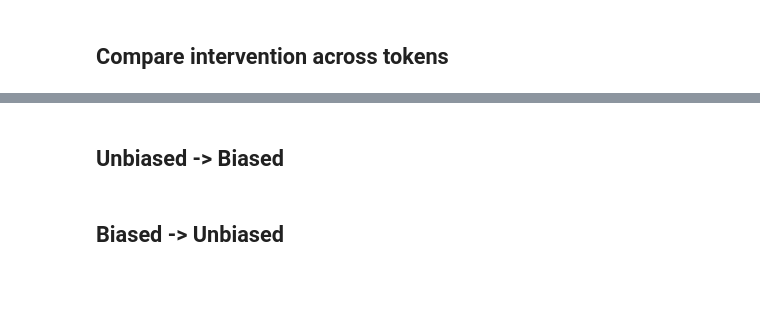
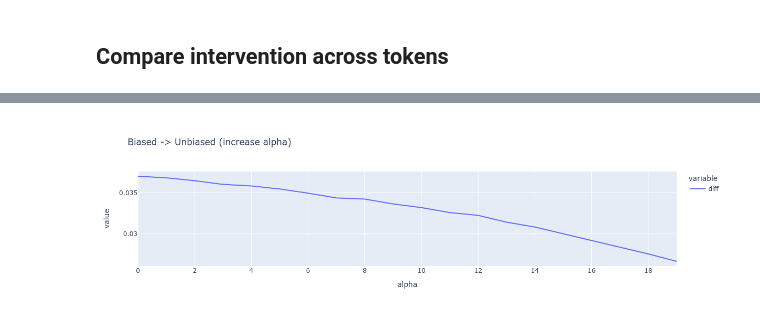
Before and after one commit to jacquelinekay/geometry-of-truth, a Jupyter notebook: interventions_identity.ipynb, the cells around one changed output, grey strips where cells are left out. Cells and saved outputs as stored; diff of their text form; code cells hidden in the pictures; blank space fills up the shorter version.

```diff
--- a/interventions_identity.ipynb
+++ b/interventions_identity.ipynb
@@ -91,3 +360,7 @@ direction = diff * direction
+# %%
+px.line(pd.DataFrame(df_out), x='alpha', y=['diff'], title=title)
+# %% [output]
+[figure, added]
 # %%
 import collections
 
@@ -188,5 +443,3 @@ for i, token in enumerate(input_ids[0][1:]):
 #     'experiment' : 'false to true'
 # }
 # px.line(pd.DataFrame(df_out), x='alpha', y=['diff', 'tot'])
-# %% [markdown]
-## Unbiased -> Biased
@@ -297,4 +446,2 @@ px.line(pd.DataFrame(df_out), x='alpha', y=['diff', 'tot'])
 # %%
 df_out
-# %% [markdown]
-## Biased -> Unbiased
```
Also changed, not shown: parts of 13 cells of this notebook.
